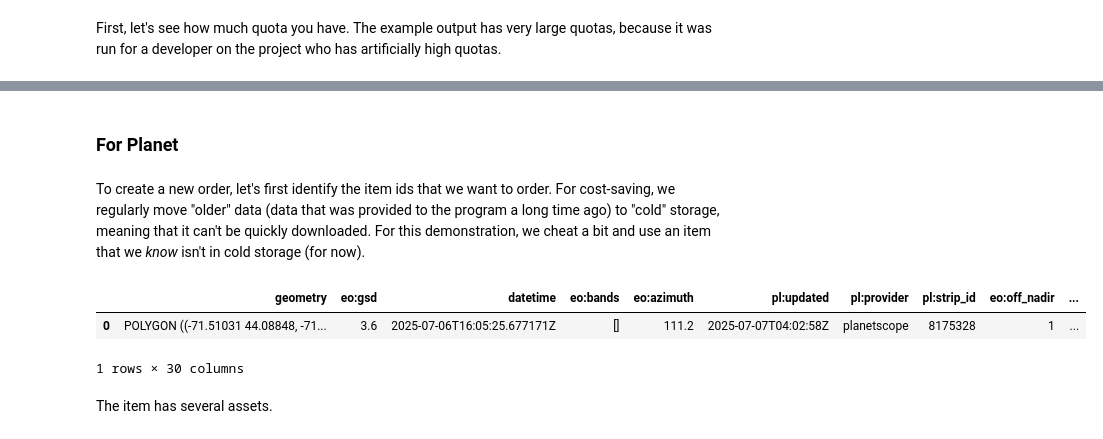
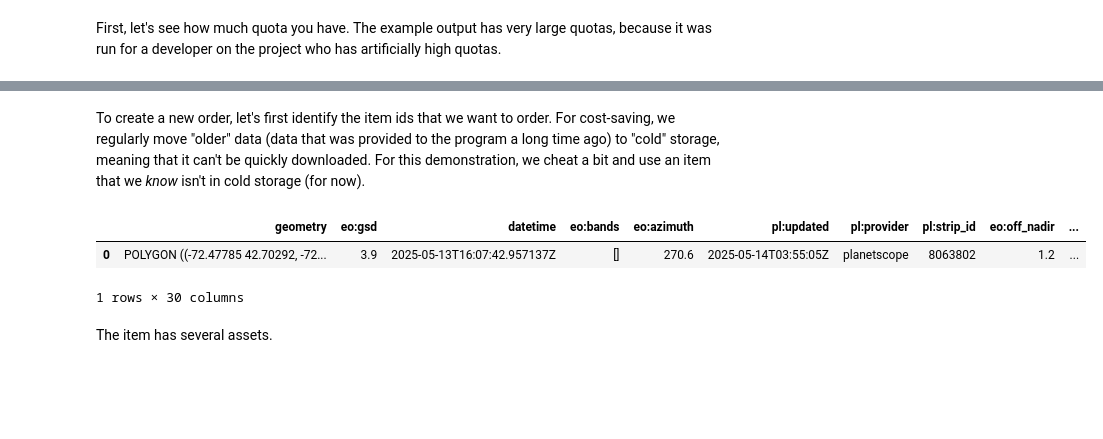
Before and after one commit to NASA-IMPACT/csda-client, a Jupyter notebook: docs/examples/search-and-download.ipynb, the cells around one changed output, grey strips where cells are left out. Drawn from its saved outputs; the diff is of its cells as text; code cells hidden in the pictures; blank space fills up the shorter version.

```diff
--- a/docs/examples/search-and-download.ipynb
+++ b/docs/examples/search-and-download.ipynb
@@ -207,5 +156,3 @@ tabulate.tabulate(rows, headers=["Vendor", "Quota", "Quota unit"], tablefmt="htm
-# %% [markdown]
-### For Planet
 # %% [markdown]
 To create a new order, let's first identify the item ids that we want to order.
 For cost-saving, we regularly move "older" data (data that was provided to the program a long time ago) to "cold" storage, meaning that it can't be quickly downloaded.
@@ -213,15 +160,15 @@ For this demonstration, we cheat a bit and use an item that we _know_ isn't in c
 # %%
 item_search = stac_client.search(
     collections=["planet"],
-    ids=[PLANET_ITEM_ID],
+    ids=["PSScene-20250513_160742_95_253a"],
 )
 item_collection = item_search.item_collection()
 assert len(item_collection) == 1
 data_frame = GeoDataFrame.from_features(item_collection.to_dict())
 data_frame
 # %% [output]
 |  | geometry | eo:gsd | datetime | eo:bands | eo:azimuth | pl:updated | pl:provider | pl:strip_id | eo:off_nadir | ... |
-| 0 | POLYGON ((-71.51031 44.08848, -71... | 3.6 | 2025-07-06T16:05:25.677171Z | [] | 111.2 | 2025-07-07T04:02:58Z | planetscope | 8175328 | 1 | ... |
+| 0 | POLYGON ((-72.47785 42.70292, -72... | 3.9 | 2025-05-13T16:07:42.957137Z | [] | 270.6 | 2025-05-14T03:55:05Z | planetscope | 8063802 | 1.2 | ... |
 1 rows × 30 columns
 # %% [markdown]
 The item has several assets.
```
Also changed, not shown: parts of 24 cells of this notebook, 1 other file.
